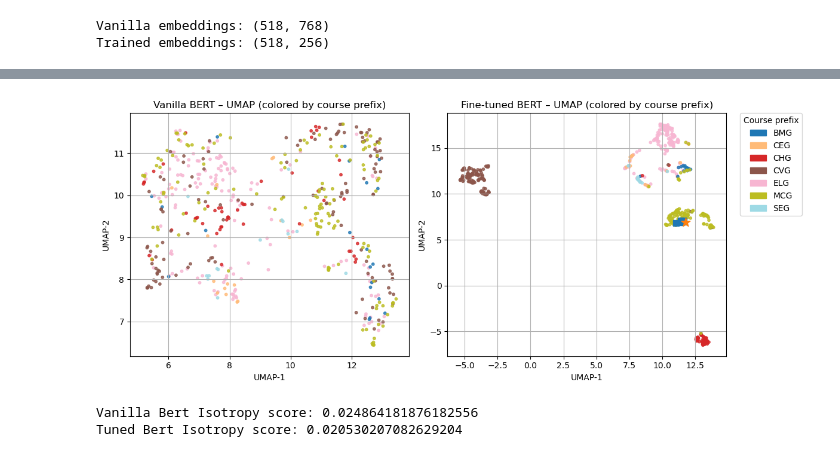
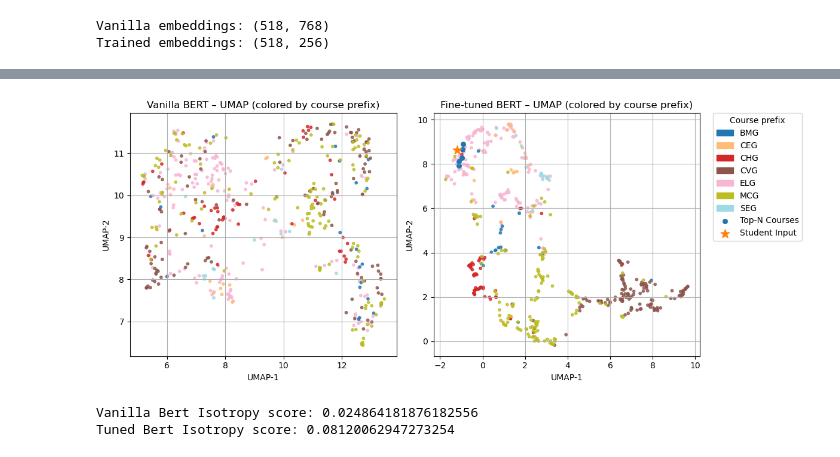
Before and after one commit to nasrAnthony/Course-Recommendation-system, a Jupyter notebook: model/comparison.ipynb, the cells around one changed output, grey strips where cells are left out. Saved outputs shown, nothing was run; the diff lists cells and outputs as text; code cells hidden in the pictures.

```diff
--- a/model/comparison.ipynb
+++ b/model/comparison.ipynb
@@ -15,6 +15,7 @@ df = pd.read_csv("../data/cleaned_courses.csv")
 texts = df["TextForBERT"].astype(str).tolist()
 print("N texts:", len(texts))
 
+
 # Vanilla BERT Initialization -------------------------------------------------------------------
 vanilla_name = "bert-base-uncased"
 tok_v = AutoTokenizer.from_pretrained(vanilla_name)
@@ -23,7 +24,7 @@ model_v.eval()
 
 # Trained contrastive model initialization ------------------------------------------------------
 
-trained_dir = "model_v7_0.2"
+trained_dir = "model_v7_0.075"
 
 tok_t = AutoTokenizer.from_pretrained(trained_dir)
 model_t = CourseEncoder(base_model_name="bert-base-uncased", proj_dim=256)
@@ -121,7 +122,7 @@ importlib.reload(output)
 from output import get_top_n_recommendations, print_recommendations
 
 # load student data
-df_s = pd.read_csv("../data/students_clean.csv")
+df_s = pd.read_csv("../data/students_clean_train.csv")
 texts_s = df_s["StudentText"].astype(str).tolist()
 len(texts), texts_s[0][:200]
 
@@ -129,7 +130,7 @@ len(texts), texts_s[0][:200]
 embeddings_s = embed_texts(texts_s, tok_t, model_t)
 print(embeddings_s.shape)  # (num_students, 256)
 
-student_index = 7
+student_index = 5
 student_emb = embeddings_s[student_index]
 
 top_df = get_top_n_recommendations(
@@ -243,43 +278,46 @@ plt.scatter(
 )
 
 # highlight the student's top-N recommended courses
-plt.scatter(
+top_scatter = plt.scatter(
     emb_t_umap[top_indices, 0],
     emb_t_umap[top_indices, 1],
-    s=60,
-    marker="s",
+    s=30,
+    marker="o",
+    label="Top-N Courses"
 )
 
 # highlight the student embedding
-plt.scatter(
+student_scatter = plt.scatter(
     student_umap[0, 0],
     student_umap[0, 1],
     s=120,
     marker="*",
+    label="Student Input"
 )
 
 plt.title("Fine-tuned BERT – UMAP (colored by course prefix)")
 plt.xlabel("UMAP-1")
 plt.ylabel("UMAP-2")
 plt.grid(True)
 
 # Shared legend
 handles = [
     mpatches.Patch(color=cmap(mapping[p]), label=p)
     for p in unique_prefixes
 ]
 
 plt.legend(
-    handles=handles,
+    handles=handles + [top_scatter, student_scatter],
     title="Course prefix",
     bbox_to_anchor=(1.05, 1.0),
     loc="upper left",
     borderaxespad=0.0,
 )
+
 plt.tight_layout()
 plt.show()
 # %% [output]
-[figure, old version]
+[figure, new version]
 # %%
 from IsoScore.IsoScore import IsoScore
 
@@ -290,4 +328,4 @@ print(f"Vanilla Bert Isotropy score: {vanila_bert_iso_score}")
 print(f"Tuned Bert Isotropy score: {tuned_bert_iso_score}")
 # %% [output]
 Vanilla Bert Isotropy score: 0.024864181876182556
-Tuned Bert Isotropy score: 0.020530207082629204
+Tuned Bert Isotropy score: 0.08120062947273254
```
Also changed, not shown: parts of 5 cells of this notebook, 2 other files.
